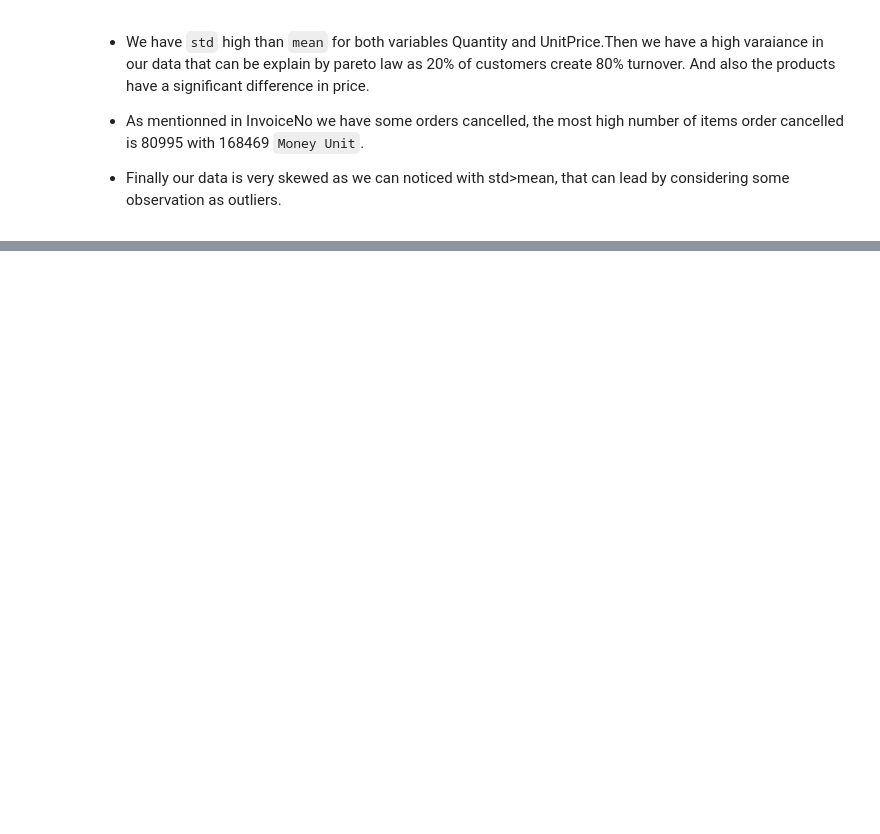
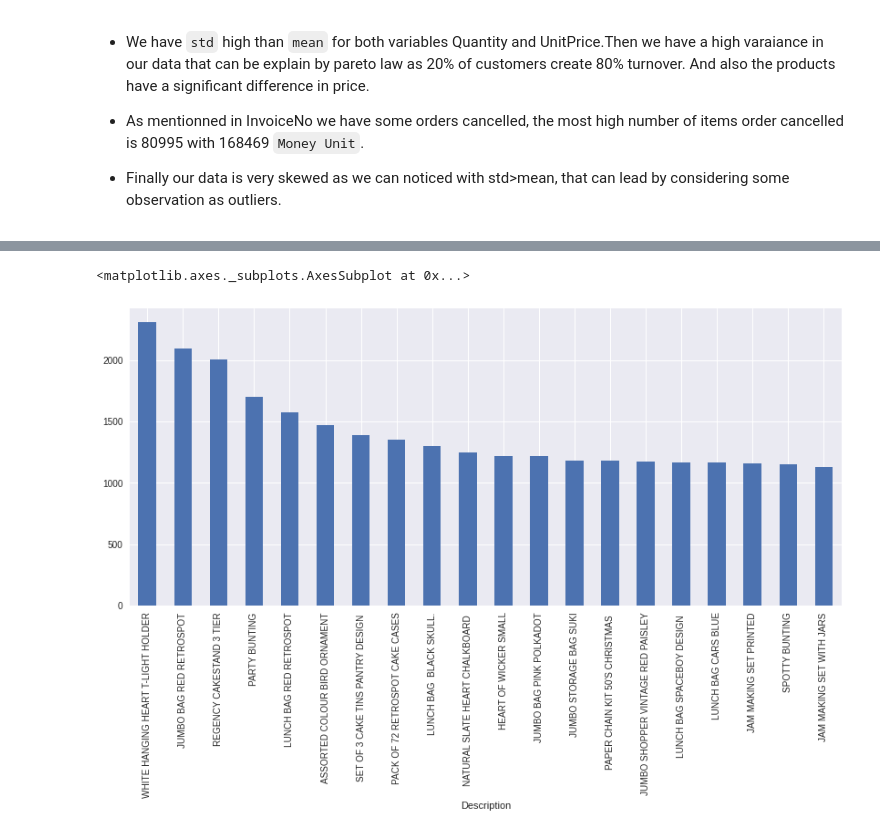
Before and after one commit to AdvancedGroupBootcamp/ai_marie_alex_moussa, a Jupyter notebook: Clustering and Reduction/Clustering.ipynb, the cells around one changed output, grey strips where cells are left out. Drawn from its saved outputs; the diff is of its cells as text; code cells hidden in the pictures; blank space fills up the shorter version.

```diff
--- a/Clustering and Reduction/Clustering.ipynb
+++ b/Clustering and Reduction/Clustering.ipynb
@@ -146,0 +209,7 @@ clust_data.groupby("Order_status").count()["InvoiceNo"].plot(kind="bar")
+# %%
+order_per_product=cleaned_clust_data.groupby("Description").count().sort_values(by="Country",ascending=False)
+
+order_per_product["Country"].iloc[:20].plot(kind="bar",figsize=figsize)
+# %% [output]
+<matplotlib.axes._subplots.AxesSubplot at 0x...>
+[figure, added]
```
Also changed, not shown: parts of 63 cells of this notebook.
